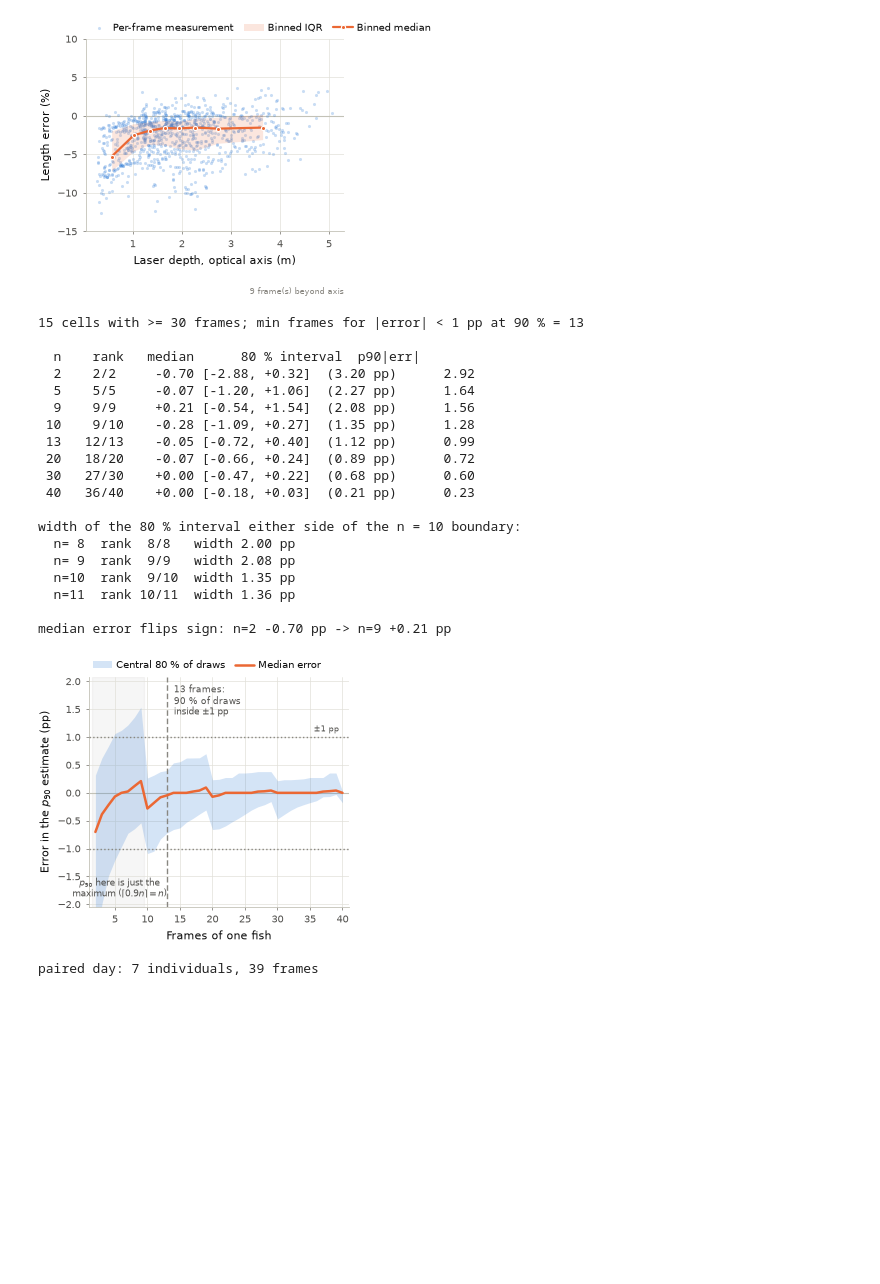
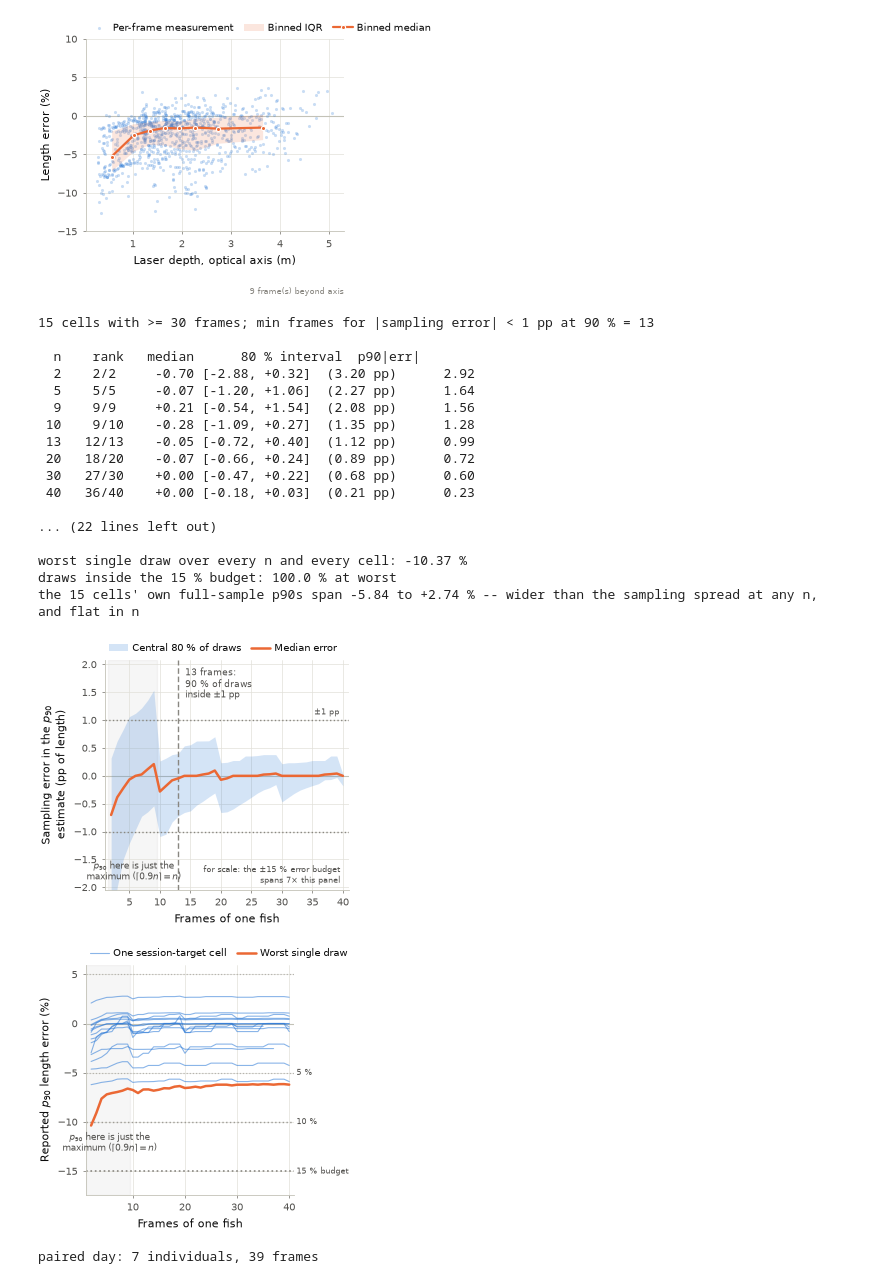
Before and after one commit to UCSD-E4E/imwut_2026_fishsense_lite, a Jupyter notebook: fish_model_analysis/fish_model_measurements.ipynb, the cells around one changed output. Saved outputs shown, nothing was run; the diff lists cells and outputs as text; code cells hidden in the pictures; blank space fills up the shorter version.

```diff
--- a/fish_model_analysis/fish_model_measurements.ipynb
+++ b/fish_model_analysis/fish_model_measurements.ipynb
@@ -462,11 +462,14 @@ pubfig.save_figure(fig3, "fig3_error_vs_range", FIGURE_DIR)
  PosixPath('figures/fig3_error_vs_range.png')]
 [figure]
 # %%
-# Figure 16 -- how many frames p90 needs, which the ruler forced us to ask.
-# Rarefaction: draw n frames without replacement from each well-sampled cohort
-# cell, take the p90 of percent length error, and compare with that cell's
-# full-sample p90. The reference is the cell's own value, so this isolates the
-# ESTIMATOR's sampling behaviour from how accurate the target happened to be.
+# Figure 16 -- how many frames the p90 ESTIMATE needs to settle. Rarefaction:
+# draw n frames without replacement from each of the fifteen cohort cells
+# holding >= 30, take the p90 of percent length error, and compare with that
+# cell's own full-sample p90. The reference is the cell's own value, which
+# isolates the ESTIMATOR's sampling behaviour from how accurate the target
+# happened to be -- and is also why the band can converge. Same UNIT as section
+# 4's percent error (pp of length), different ORIGIN: zero here is the cell's
+# own answer, not the known length.
 #
 # TWO STATISTICS AT TWO LEVELS, and the distinction is the figure's:
 #   per fish     -> p90, because one fish's frames are one-sided (pose)
@@ -477,50 +480,85 @@ groups = {k: v for k, v in rep.by_session_target(accuracy, value="pct_error").it
           if len(v) >= 30}
 rare = rep.p90_rarefaction(groups)
 min_n = rep.p90_min_frames(rare)
-print(f"{len(groups)} cells with >= 30 frames; "
-      f"min frames for |error| < 1 pp at 90 % = {min_n}")
 
 fig16 = pubfig.fig_p90_vs_sample_size(rare, min_frames=min_n)
 pubfig.save_figure(fig16, "fig16_p90_vs_sample_size", FIGURE_DIR)
 
+print(f"{len(groups)} cells with >= 30 frames; "
+      f"min frames for |sampling error| < 1 pp at 90 % = {min_n}")
 print(f"\n{'n':>3} {'rank':>7} {'median':>8} {'80 % interval':>18} {'p90|err|':>9}")
 for n in (2, 5, 9, 10, 13, 20, 30, 40):
     if n not in rare: continue
     q = rare[n]
     print(f"{n:>3} {q.rank:>4}/{q.n:<2} {q.median:>+8.2f} "
           f"[{q.lo:>+5.2f}, {q.hi:>+5.2f}]  ({q.hi-q.lo:4.2f} pp) {q.abs_p90:>9.2f}")
 
 # The regime change is arithmetic, not noise: ceil(0.9n) == n for every n <= 10,
 # so below ten frames p90 IS the sample maximum.
 print("\nwidth of the 80 % interval either side of the n = 10 boundary:")
 for n in (8, 9, 10, 11):
     q = rare[n]
     print(f"  n={n:>2}  rank {q.rank:>2}/{q.n:<2}  width {q.hi-q.lo:.2f} pp")
 
 # And the bias is not one-signed, so a small sample is not conservative.
 print(f"\nmedian error flips sign: n=2 {rare[2].median:+.2f} pp -> "
       f"n=9 {rare[9].median:+.2f} pp")
+
+# The threshold is a consequence of the +-1 pp tolerance, which is FIFTEEN times
+# tighter than the 15 % accuracy budget. Printed so the caption cannot imply
+# that thirteen frames are needed to meet the budget.
+print("\nsensitivity of the threshold to the tolerance:")
+for tol in (0.5, 1.0, 1.5, 2.0, 3.0):
+    print(f"  |sampling error| < {tol:>3.1f} pp -> {rep.p90_min_frames(rare, tolerance=tol)} frames")
+
+
+# --- Figure D2 (REPOSITORY ONLY) ------------------------------------------
+# The same draws in the paper's own metric: percent error against the KNOWN
+# LENGTH, with the 5/10/15 % marks. This is the budget question rather than the
+# convergence question, and it cannot share Figure 16's axis -- a 15 % line
+# would compress a +-3 pp curve fivefold.
+#
+# Per cell, never pooled: the cells' own p90s span nearly 9 pp, that spread has
+# no n dependence, and pooling it makes the band flat in n -- a figure about
+# between-cell variation wearing the label of one about sample size.
+traces, worst = rep.p90_level_traces(groups)
+
+figD2 = pubfig.fig_p90_budget(traces, worst)
+pubfig.save_figure(figD2, "figD2_p90_budget", FIGURE_DIR)
+
+print(f"\n{'n':>3} {'median':>9} {'80 % interval':>20} {'worst draw':>12} {'in 15 %':>9}")
+for n in (2, 3, 5, 10, 13, 30):
+    q = rare[n]
+    print(f"{n:>3} {q.level_median:>+9.2f} [{q.level_lo:>+5.2f}, {q.level_hi:>+5.2f}] %"
+          f" {q.level_worst:>+11.2f} % {100*q.within_budget:>8.1f} %")
+
+# THE HEADLINE, and it is a negative result about sample size.
+print(f"\nworst single draw over every n and every cell: {min(worst.values()):+.2f} %")
+print(f"draws inside the 15 % budget: "
+      f"{min(100 * rare[n].within_budget for n in rare):.1f} % at worst")
+cells = sorted(pubfig.nearest_rank_p90(v) for v in groups.values())
+print(f"the 15 cells' own full-sample p90s span {cells[0]:+.2f} to {cells[-1]:+.2f} %"
+      f" -- wider than the sampling spread at any n, and flat in n")
 # %% [output]
-15 cells with >= 30 frames; min frames for |error| < 1 pp at 90 % = 13
+15 cells with >= 30 frames; min frames for |sampling error| < 1 pp at 90 % = 13
 
   n    rank   median      80 % interval  p90|err|
   2    2/2     -0.70 [-2.88, +0.32]  (3.20 pp)      2.92
   5    5/5     -0.07 [-1.20, +1.06]  (2.27 pp)      1.64
   9    9/9     +0.21 [-0.54, +1.54]  (2.08 pp)      1.56
  10    9/10    -0.28 [-1.09, +0.27]  (1.35 pp)      1.28
  13   12/13    -0.05 [-0.72, +0.40]  (1.12 pp)      0.99
  20   18/20    -0.07 [-0.66, +0.24]  (0.89 pp)      0.72
  30   27/30    +0.00 [-0.47, +0.22]  (0.68 pp)      0.60
  40   36/40    +0.00 [-0.18, +0.03]  (0.21 pp)      0.23
 
-width of the 80 % interval either side of the n = 10 boundary:
-  n= 8  rank  8/8   width 2.00 pp
-  n= 9  rank  9/9   width 2.08 pp
-  n=10  rank  9/10  width 1.35 pp
-  n=11  rank 10/11  width 1.36 pp
+... (22 lines left out)
 
-median error flips sign: n=2 -0.70 pp -> n=9 +0.21 pp
+worst single draw over every n and every cell: -10.37 %
+draws inside the 15 % budget: 100.0 % at worst
+the 15 cells' own full-sample p90s span -5.84 to +2.74 % -- wider than the sampling spread at any n, and flat in n
-[figure, old version]
+[figure, new version]
+[figure, added]
 # %%
 # The 2023-08-03 paired day, loaded once: both Figure 15 (the reported
 # comparison) and Figure D1 (the range correction we do not apply) need the same
```
Also changed, not shown: parts of 1 cell of this notebook, 28 other files.
